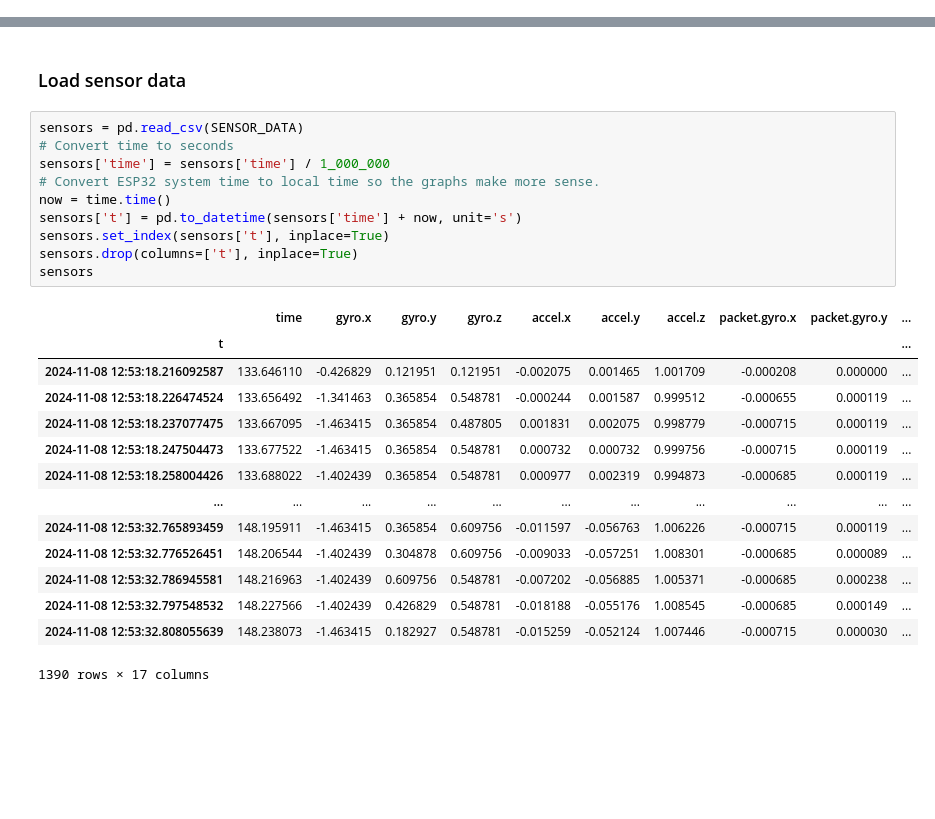
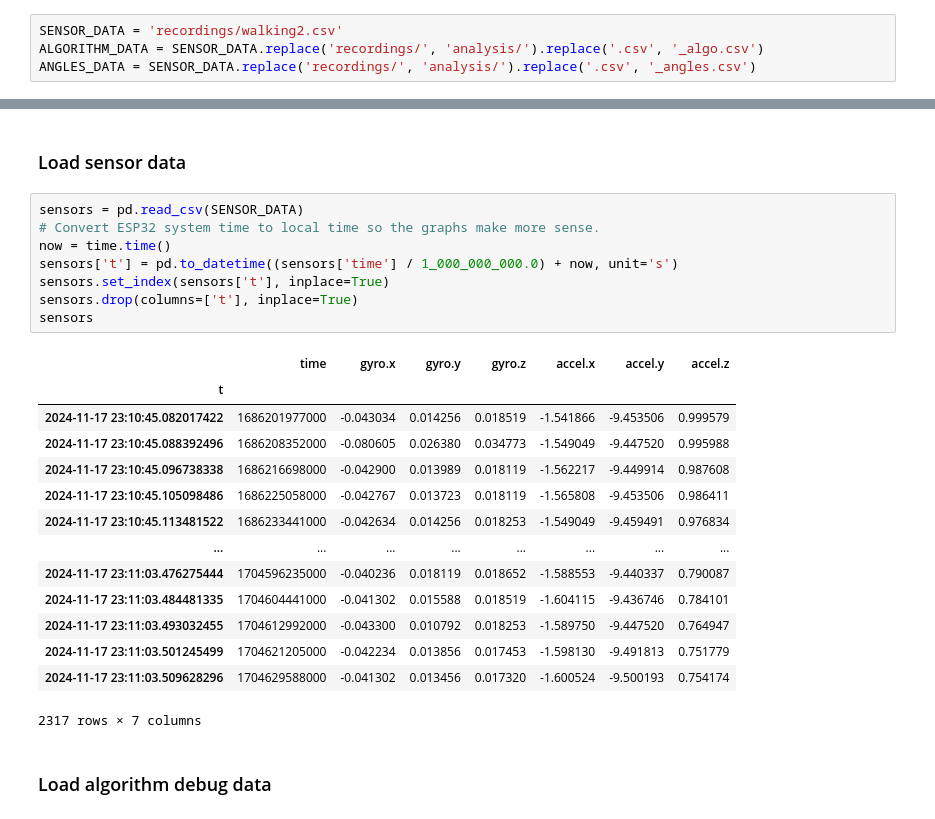
Before and after one commit to MatthijsReyers/gait-analyzer, a Jupyter notebook: test-processing/analysis.ipynb, the cells around one changed output, grey strips where cells are left out. Cells and saved outputs as stored; diff of their text form; blank space fills up the shorter version.

```diff
--- a/test-processing/analysis.ipynb
+++ b/test-processing/analysis.ipynb
@@ -29,0 +26,4 @@ GRAVITY_FILE = f'analysis/{FOLDER}/gravity.csv'
+# %%
+SENSOR_DATA = 'recordings/walking2.csv'
+ALGORITHM_DATA = SENSOR_DATA.replace('recordings/', 'analysis/').replace('.csv', '_algo.csv')
+ANGLES_DATA = SENSOR_DATA.replace('recordings/', 'analysis/').replace('.csv', '_angles.csv')
@@ -54,26 +59,26 @@ warning: `lib-mpu6050` (lib) generated 3 warnings
 ### Load sensor data
 # %%
 sensors = pd.read_csv(SENSOR_DATA)
-# Convert time to seconds
-sensors['time'] = sensors['time'] / 1_000_000
 # Convert ESP32 system time to local time so the graphs make more sense.
 now = time.time()
-sensors['t'] = pd.to_datetime(sensors['time'] + now, unit='s')
+sensors['t'] = pd.to_datetime((sensors['time'] / 1_000_000_000.0) + now, unit='s')
 sensors.set_index(sensors['t'], inplace=True)
 sensors.drop(columns=['t'], inplace=True)
 sensors
 # %% [output]
-|  | time | gyro.x | gyro.y | gyro.z | accel.x | accel.y | accel.z | packet.gyro.x | packet.gyro.y | ... |
-| t |  |  |  |  |  |  |  |  |  | ... |
-| 2024-11-08 12:53:18.216092587 | 133.646110 | -0.426829 | 0.121951 | 0.121951 | -0.002075 | 0.001465 | 1.001709 | -0.000208 | 0.000000 | ... |
-| 2024-11-08 12:53:18.226474524 | 133.656492 | -1.341463 | 0.365854 | 0.548781 | -0.000244 | 0.001587 | 0.999512 | -0.000655 | 0.000119 | ... |
-| 2024-11-08 12:53:18.237077475 | 133.667095 | -1.463415 | 0.365854 | 0.487805 | 0.001831 | 0.002075 | 0.998779 | -0.000715 | 0.000119 | ... |
-| 2024-11-08 12:53:18.247504473 | 133.677522 | -1.463415 | 0.365854 | 0.548781 | 0.000732 | 0.000732 | 0.999756 | -0.000715 | 0.000119 | ... |
-| 2024-11-08 12:53:18.258004426 | 133.688022 | -1.402439 | 0.365854 | 0.548781 | 0.000977 | 0.002319 | 0.994873 | -0.000685 | 0.000119 | ... |
-| ... | ... | ... | ... | ... | ... | ... | ... | ... | ... | ... |
-| 2024-11-08 12:53:32.765893459 | 148.195911 | -1.463415 | 0.365854 | 0.609756 | -0.011597 | -0.056763 | 1.006226 | -0.000715 | 0.000119 | ... |
-| 2024-11-08 12:53:32.776526451 | 148.206544 | -1.402439 | 0.304878 | 0.609756 | -0.009033 | -0.057251 | 1.008301 | -0.000685 | 0.000089 | ... |
-| 2024-11-08 12:53:32.786945581 | 148.216963 | -1.402439 | 0.609756 | 0.548781 | -0.007202 | -0.056885 | 1.005371 | -0.000685 | 0.000238 | ... |
-| 2024-11-08 12:53:32.797548532 | 148.227566 | -1.402439 | 0.426829 | 0.548781 | -0.018188 | -0.055176 | 1.008545 | -0.000685 | 0.000149 | ... |
-| 2024-11-08 12:53:32.808055639 | 148.238073 | -1.463415 | 0.182927 | 0.548781 | -0.015259 | -0.052124 | 1.007446 | -0.000715 | 0.000030 | ... |
+|  | time | gyro.x | gyro.y | gyro.z | accel.x | accel.y | accel.z |
+| t |  |  |  |  |  |  |  |
+| 2024-11-17 23:10:45.082017422 | 1686201977000 | -0.043034 | 0.014256 | 0.018519 | -1.541866 | -9.453506 | 0.999579 |
+| 2024-11-17 23:10:45.088392496 | 1686208352000 | -0.080605 | 0.026380 | 0.034773 | -1.549049 | -9.447520 | 0.995988 |
+| 2024-11-17 23:10:45.096738338 | 1686216698000 | -0.042900 | 0.013989 | 0.018119 | -1.562217 | -9.449914 | 0.987608 |
+| 2024-11-17 23:10:45.105098486 | 1686225058000 | -0.042767 | 0.013723 | 0.018119 | -1.565808 | -9.453506 | 0.986411 |
+| 2024-11-17 23:10:45.113481522 | 1686233441000 | -0.042634 | 0.014256 | 0.018253 | -1.549049 | -9.459491 | 0.976834 |
+| ... | ... | ... | ... | ... | ... | ... | ... |
+| 2024-11-17 23:11:03.476275444 | 1704596235000 | -0.040236 | 0.018119 | 0.018652 | -1.588553 | -9.440337 | 0.790087 |
+| 2024-11-17 23:11:03.484481335 | 1704604441000 | -0.041302 | 0.015588 | 0.018519 | -1.604115 | -9.436746 | 0.784101 |
+| 2024-11-17 23:11:03.493032455 | 1704612992000 | -0.043300 | 0.010792 | 0.018253 | -1.589750 | -9.447520 | 0.764947 |
+| 2024-11-17 23:11:03.501245499 | 1704621205000 | -0.042234 | 0.013856 | 0.017453 | -1.598130 | -9.491813 | 0.751779 |
+| 2024-11-17 23:11:03.509628296 | 1704629588000 | -0.041302 | 0.013456 | 0.017320 | -1.600524 | -9.500193 | 0.754174 |
-1390 rows × 17 columns
+2317 rows × 7 columns
+# %% [markdown]
+### Load algorithm debug data
```
Also changed, not shown: parts of 20 cells of this notebook, 3 other files.
